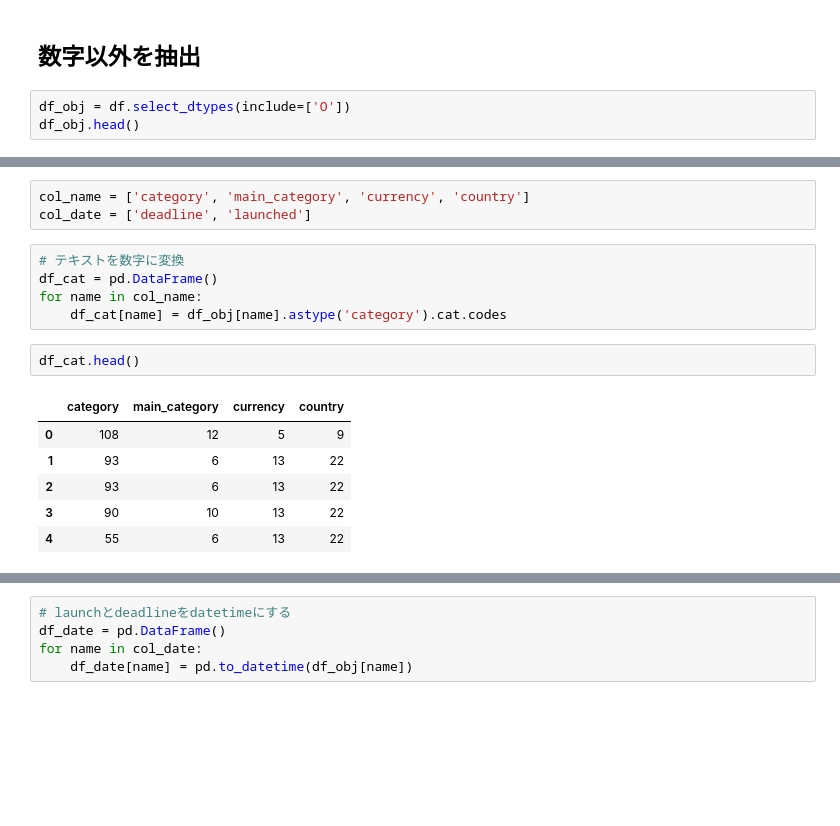
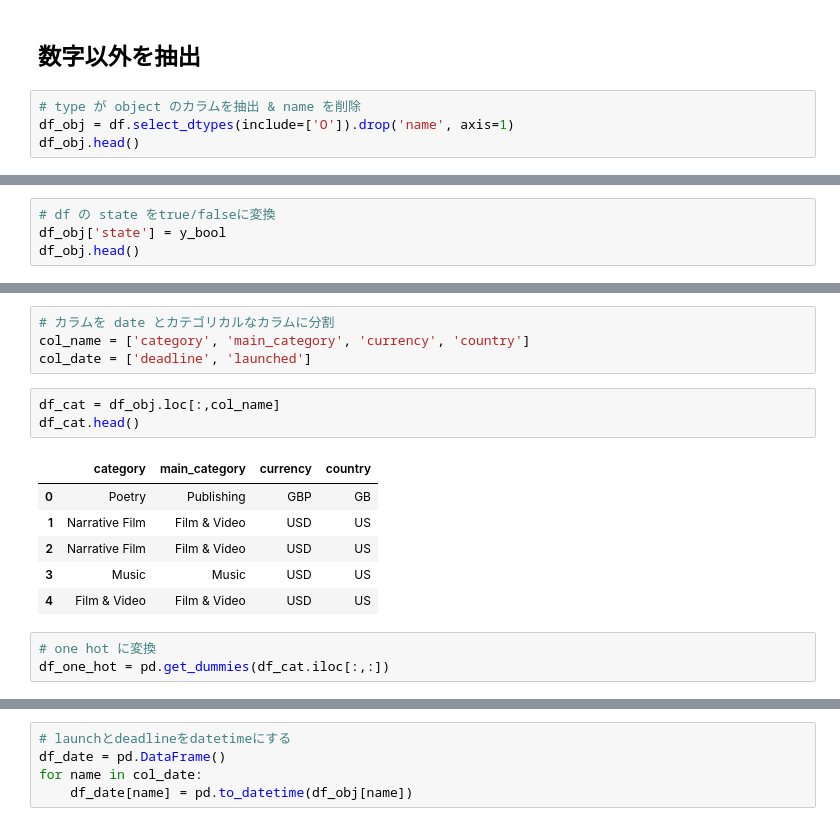
Before and after one commit to dychi/skillup-ai, a Jupyter notebook: kickstarter/Day1_work_山岡大地.ipynb, the cells around one changed output, grey strips where cells are left out. Cells and saved outputs as stored; diff of their text form; blank space fills up the shorter version.

```diff
--- a/kickstarter/Day1_work_山岡大地.ipynb
+++ b/kickstarter/Day1_work_山岡大地.ipynb
@@ -95,6 +114,7 @@ X.head()
 # %% [markdown]
 ## 数字以外を抽出
 # %%
-df_obj = df.select_dtypes(include=['O'])
+# type が object のカラムを抽出 & name を削除
+df_obj = df.select_dtypes(include=['O']).drop('name', axis=1)
 df_obj.head()
 # %% [output]
@@ -111,0 +127,4 @@ df_obj.category.value_counts().plot(kind='bar', figsize=(20,5), fontsize=16)
+# %%
+# df の state をtrue/falseに変換
+df_obj['state'] = y_bool
+df_obj.head()
@@ -112,17 +138,17 @@ df_obj.category.value_counts().plot(kind='bar', figsize=(20,5), fontsize=16)
 # %%
+# カラムを date とカテゴリカルなカラムに分割
 col_name = ['category', 'main_category', 'currency', 'country']
 col_date = ['deadline', 'launched']
-# %%
-# テキストを数字に変換
-df_cat = pd.DataFrame()
-for name in col_name:
-    df_cat[name] = df_obj[name].astype('category').cat.codes
 # %%
+df_cat = df_obj.loc[:,col_name]
 df_cat.head()
 # %% [output]
 |  | category | main_category | currency | country |
-| 0 | 108 | 12 | 5 | 9 |
-| 1 | 93 | 6 | 13 | 22 |
-| 2 | 93 | 6 | 13 | 22 |
-| 3 | 90 | 10 | 13 | 22 |
-| 4 | 55 | 6 | 13 | 22 |
+| 0 | Poetry | Publishing | GBP | GB |
+| 1 | Narrative Film | Film & Video | USD | US |
+| 2 | Narrative Film | Film & Video | USD | US |
+| 3 | Music | Music | USD | US |
+| 4 | Film & Video | Film & Video | USD | US |
+# %%
+# one hot に変換
+df_one_hot = pd.get_dummies(df_cat.iloc[:,:])
```
Also changed, not shown: parts of 37 cells of this notebook.
